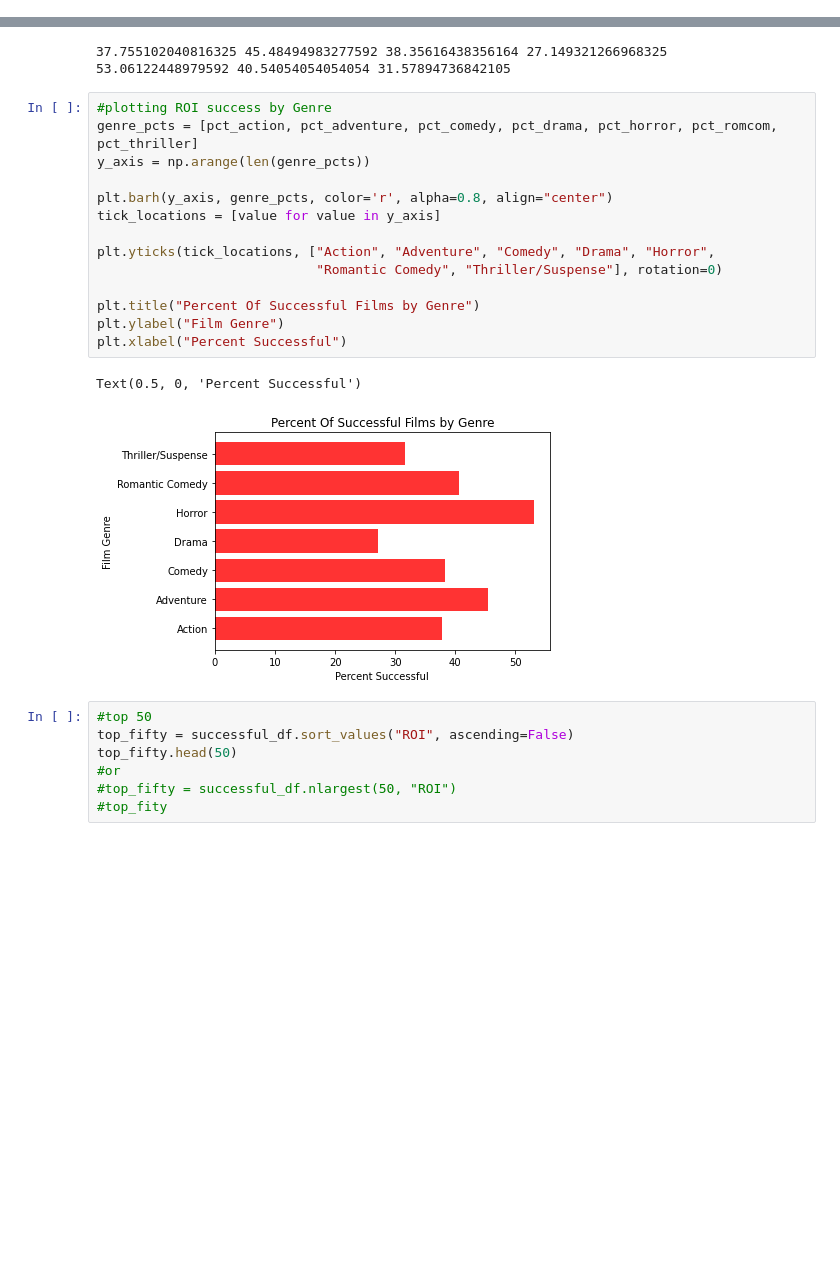
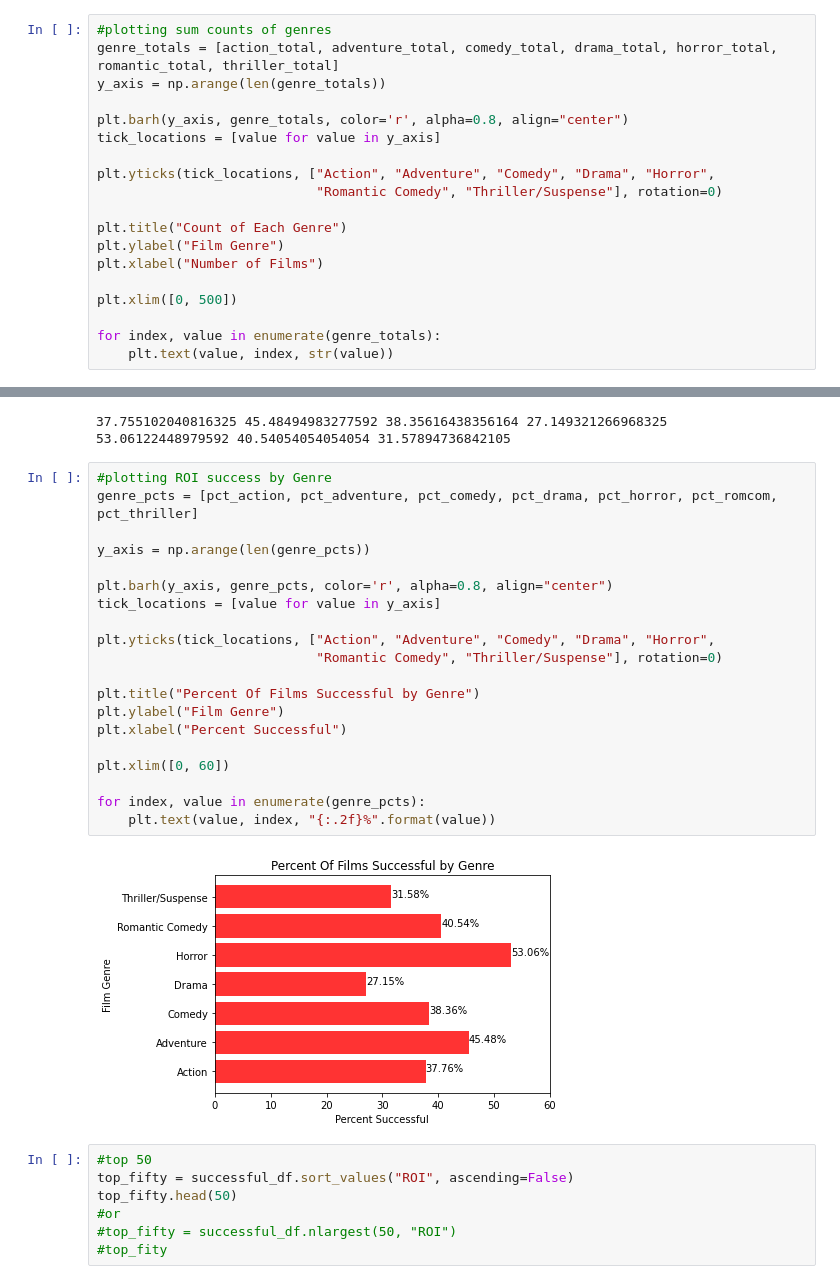
Before and after one commit to cspence001/Boxoffice_Project, a Jupyter notebook: analysis_ROI success tests.ipynb, the cells around one changed output, grey strips where cells are left out. Cells and saved outputs as stored; diff of their text form; blank space fills up the shorter version.

```diff
--- a/analysis_ROI success tests.ipynb
+++ b/analysis_ROI success tests.ipynb
@@ -57,3 +57,22 @@ thriller_total = len(combined_df.loc[combined_df["genre"]== "Thriller/Suspense"]
 print(action_total, adventure_total, comedy_total, drama_total, horror_total, romantic_total, thriller_total)
 # %% [output]
 294 299 292 442 98 74 228
+# %%
+#plotting sum counts of genres
+genre_totals = [action_total, adventure_total, comedy_total, drama_total, horror_total, romantic_total, thriller_total]
+y_axis = np.arange(len(genre_totals))
+
+plt.barh(y_axis, genre_totals, color='r', alpha=0.8, align="center")
+tick_locations = [value for value in y_axis]
+
+plt.yticks(tick_locations, ["Action", "Adventure", "Comedy", "Drama", "Horror",
+                            "Romantic Comedy", "Thriller/Suspense"], rotation=0)
+
+plt.title("Count of Each Genre")
+plt.ylabel("Film Genre")
+plt.xlabel("Number of Films")
+
+plt.xlim([0, 500])
+
+for index, value in enumerate(genre_totals):
+    plt.text(value, index, str(value))
@@ -90,20 +111,25 @@ print(pct_action, pct_adventure, pct_comedy, pct_drama, pct_horror, pct_romcom,
 # %%
 #plotting ROI success by Genre
 genre_pcts = [pct_action, pct_adventure, pct_comedy, pct_drama, pct_horror, pct_romcom, pct_thriller]
+
 y_axis = np.arange(len(genre_pcts))
 
 plt.barh(y_axis, genre_pcts, color='r', alpha=0.8, align="center")
 tick_locations = [value for value in y_axis]
 
 plt.yticks(tick_locations, ["Action", "Adventure", "Comedy", "Drama", "Horror",
                             "Romantic Comedy", "Thriller/Suspense"], rotation=0)
 
-plt.title("Percent Of Successful Films by Genre")
+plt.title("Percent Of Films Successful by Genre")
 plt.ylabel("Film Genre")
 plt.xlabel("Percent Successful")
+
+plt.xlim([0, 60])
+
+for index, value in enumerate(genre_pcts):
+    plt.text(value, index, "{:.2f}%".format(value))
 # %% [output]
-Text(0.5, 0, 'Percent Successful')
-[figure, old version]
+[figure, new version]
 # %%
 #top 50
 top_fifty = successful_df.sort_values("ROI", ascending=False)
```
Also changed, not shown: parts of 2 cells of this notebook, 3 other files.
